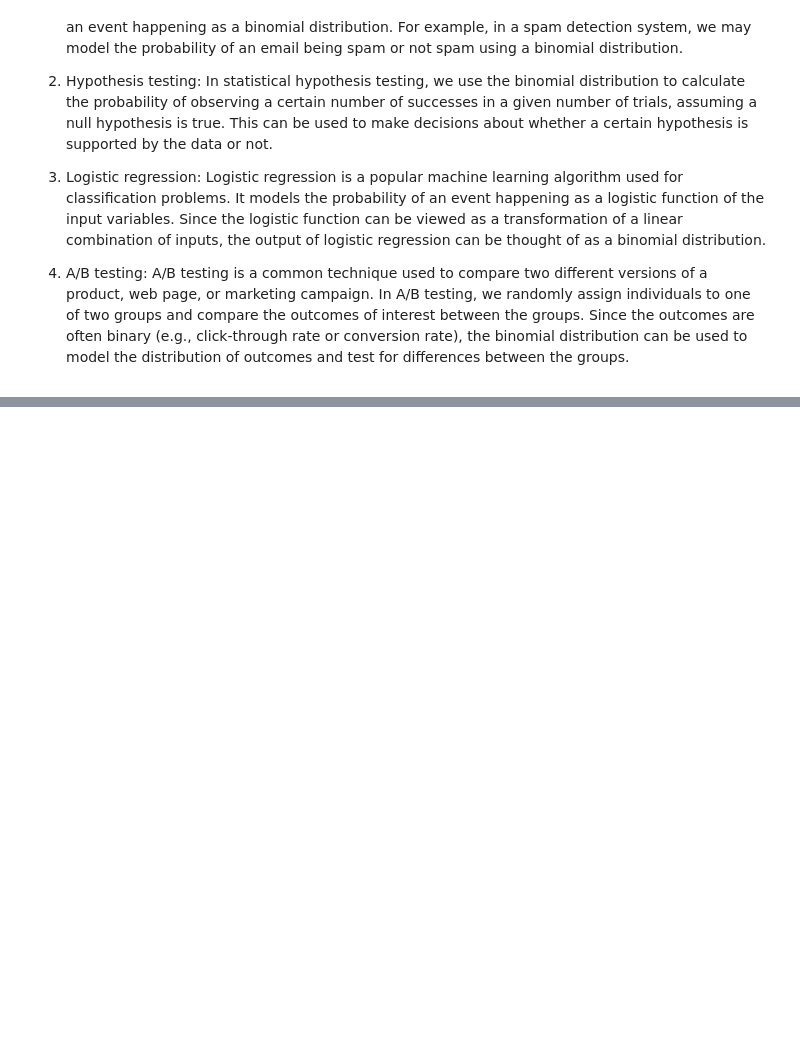
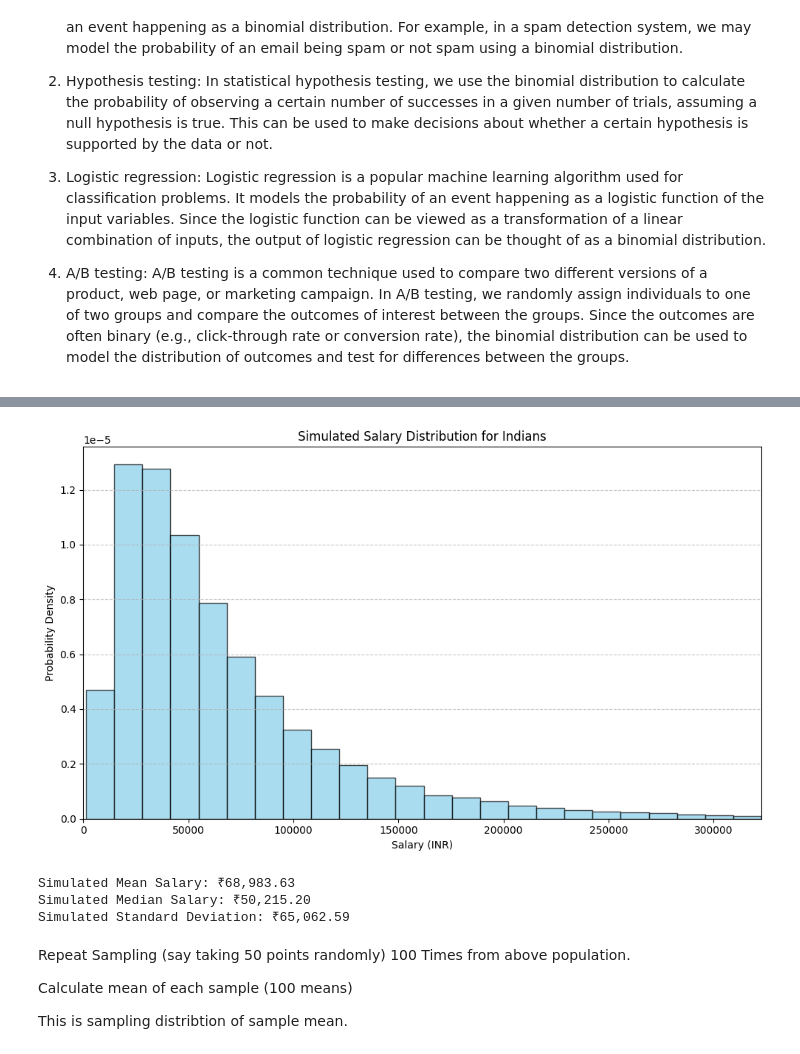
Before and after one commit to mapurva/CodeWorkspace, a Jupyter notebook: Central_Limit_Theorem.ipynb, the cells around one changed output, grey strips where cells are left out. Cells and saved outputs as stored; diff of their text form; code cells hidden in the pictures; blank space fills up the shorter version.

Commit message:
Added Sampling distribution

```diff
--- a/Central_Limit_Theorem.ipynb
+++ b/Central_Limit_Theorem.ipynb
@@ -253,0 +386,42 @@ logistic regression can be thought of as a binomial distribution.
+# %%
+import numpy as np
+import matplotlib.pyplot as plt
+
+# Simulate salary data for a large population
+# Using a log-normal distribution, which is typical for income data
+# Parameters chosen to represent a hypothetical range (e.g., mean ~ 50,000 INR, some higher earners)
+mean_log_salary = np.log(50000) # Log of the geometric mean salary
+std_log_salary = 0.8 # Standard deviation of the log of salaries
+num_samples = 100000 # Number of individuals in our simulated population
+
+simulated_salaries = np.random.lognormal(mean=mean_log_salary, sigma=std_log_salary, size=num_samples)
+
+# Plotting the salary distribution
+plt.figure(figsize=(10, 6))
+plt.hist(simulated_salaries, bins=100, density=True, alpha=0.7, color='skyblue', edgecolor='black')
+
+plt.title('Simulated Salary Distribution for Indians')
+plt.xlabel('Salary (INR)')
+plt.ylabel('Probability Density')
+plt.grid(axis='y', linestyle='--', alpha=0.7)
+
+# Set x-axis limit to focus on the common salary range, cutting off extreme outliers for better visualization
+plt.xlim(0, np.percentile(simulated_salaries, 99))
+
+plt.tight_layout()
+plt.show()
+
+print(f"Simulated Mean Salary: ₹{np.mean(simulated_salaries):,.2f}")
+print(f"Simulated Median Salary: ₹{np.median(simulated_salaries):,.2f}")
+print(f"Simulated Standard Deviation: ₹{np.std(simulated_salaries):,.2f}")
+# %% [output]
+[figure, added]
+Simulated Mean Salary: ₹68,983.63
+Simulated Median Salary: ₹50,215.20
+Simulated Standard Deviation: ₹65,062.59
+# %% [markdown]
+Repeat Sampling (say taking 50 points randomly) 100 Times from above population.
+
+Calculate mean of each sample (100 means)
+
+This is sampling distribtion of sample mean.
```
Also changed, not shown: parts of 9 cells of this notebook.
